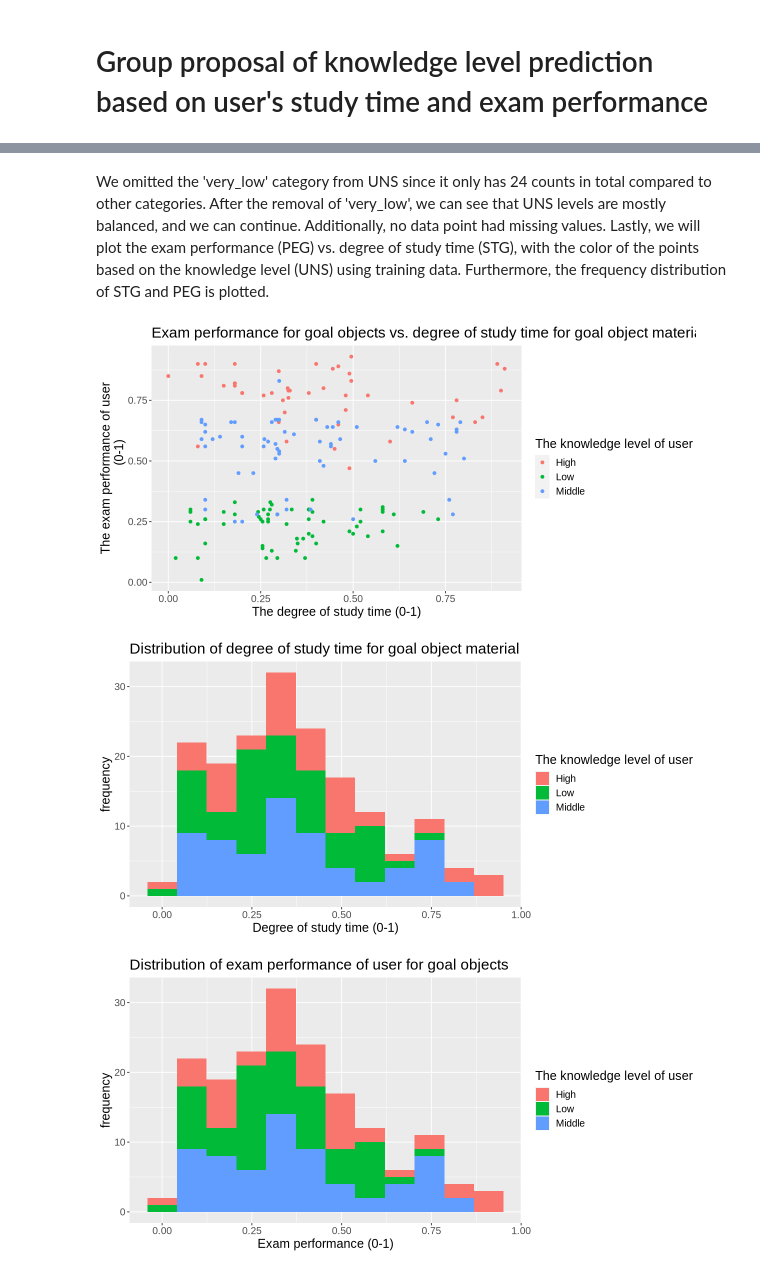
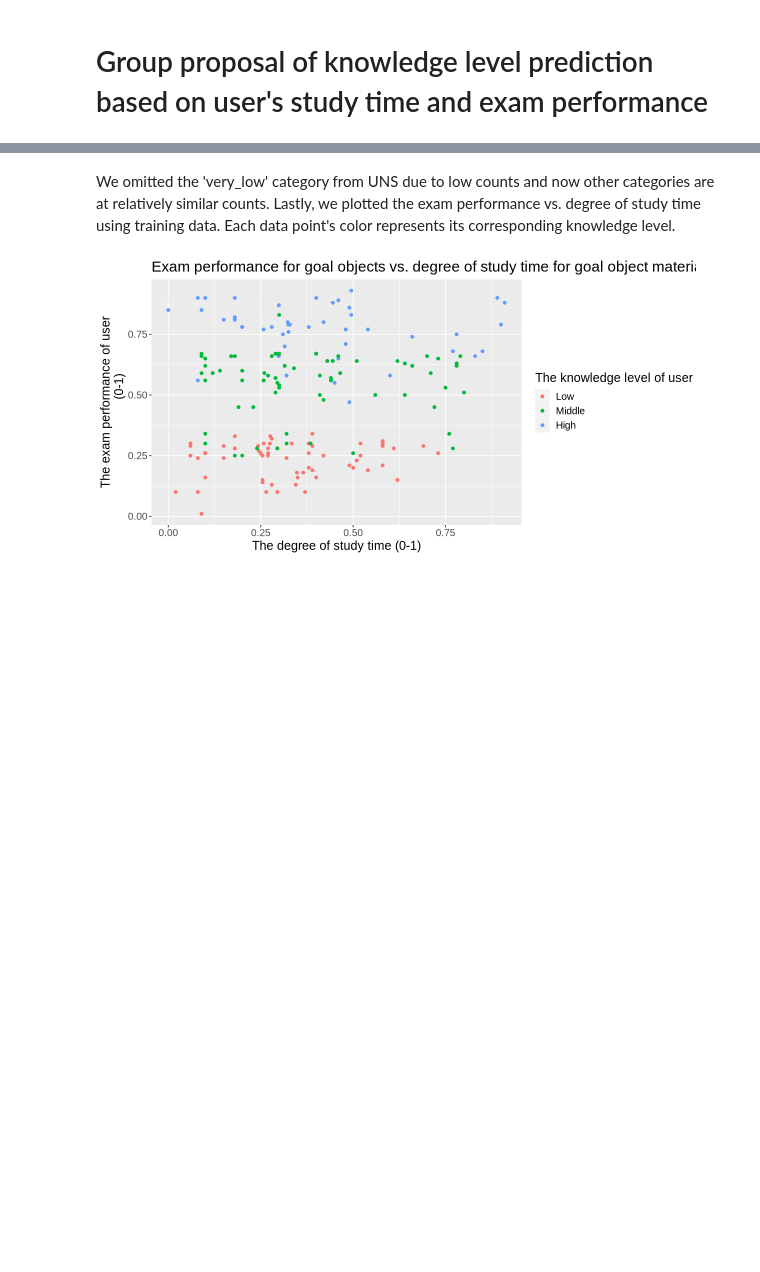
Before and after one commit to nkim0/Group-Project, a Jupyter notebook: Group Project Proposal.ipynb, the cells around one changed output, grey strips where cells are left out. Cells and saved outputs as stored; diff of their text form; code cells hidden in the pictures; blank space fills up the shorter version.

Commit message:
Finished project proposal

```diff
--- a/Group Project Proposal.ipynb
+++ b/Group Project Proposal.ipynb
@@ -2,5 +2,5 @@
 library(tidymodels)
 library(tidyverse)
 
-data <- read_csv("knowledge_data.csv", show_col_types = FALSE)
+data <- read_csv("https://raw.githubusercontent.com/nkim0/group_project/main/knowledge_data.csv", show_col_types = FALSE)
 # %% [output]
@@ -33,3 +35,19 @@ knowledge_test <- testing(knowledge_split)
+# %%
+set.seed(22)
+
+tidy_data_all <- data|>
+    select(STG, SCG, STR, LPR, PEG, UNS) |>
+    na.omit()
+
+tidy_data_all$UNS <- factor(tidy_data_all$UNS, levels=c("very_low", "Low", "Middle", "High"))
+
+tidy_data <- tidy_data_all |>
+    select(STG, PEG, UNS) |>
+    filter(UNS!="very_low")
+
+knowledge_split <- initial_split(tidy_data, prop = 0.75, strata = UNS)
+knowledge_train <- training(knowledge_split)
+knowledge_test <- testing(knowledge_split)
 # %%
 knowledge_prediction_summary <- knowledge_train |>
     group_by(UNS) |>
@@ -55,32 +73,30 @@ A tibble: 3 × 2
 # %% [markdown]
-We omitted the 'very_low' category from UNS since it only has 24 counts in total compared to other categories. After the removal of 'very_low', we can see that UNS levels are mostly balanced, and we can continue. Additionally, no data point had missing values. Lastly, we will plot the exam performance (PEG) vs. degree of study time (STG), with the color of the points based on the knowledge level (UNS) using training data. Furthermore, the frequency distribution of STG and PEG is plotted.
+We omitted the 'very_low' category from UNS due to low counts and now other categories are at relatively similar counts. Lastly, we plotted the exam performance vs. degree of study time using training data. Each data point's color represents its corresponding knowledge level.
 # %%
 options(repr.plot.height = 5, repr.plot.width = 10)
 relation_plot <- knowledge_train |>
     ggplot(aes(x=STG, y=PEG, color=UNS)) +
     geom_point() +
     ggtitle("Exam performance for goal objects vs. degree of study time for goal object material") +
     labs(x="The degree of study time (0-1)", y="The exam performance of user
          (0-1)", color="The knowledge level of user") +
     theme(text=element_text(size=15))
 
 prime_plot <- knowledge_train |>
     ggplot(aes(fill=UNS)) + labs(fill="The knowledge level of user") + theme(text=element_text(size=15))
 
 STG_distribution <- prime_plot +
     geom_histogram(aes(x=STG), bins=12) +
     ggtitle("Distribution of degree of study time for goal object material") +
     labs(x="Degree of study time (0-1)", y="frequency")
 
 PEG_distribution <- prime_plot +
     geom_histogram(aes(x=STG), bins=12) +
     ggtitle("Distribution of exam performance of user for goal objects") +
     labs(x="Exam performance (0-1)", y="frequency")
 
 relation_plot
-STG_distribution
-PEG_distribution
+# STG_distribution
+# PEG_distribution
 # %% [output]
-[figure, old version]
+[figure, new version]
-[figure, removed]
-[figure, removed]
```
Also changed, not shown: parts of 9 cells of this notebook.
